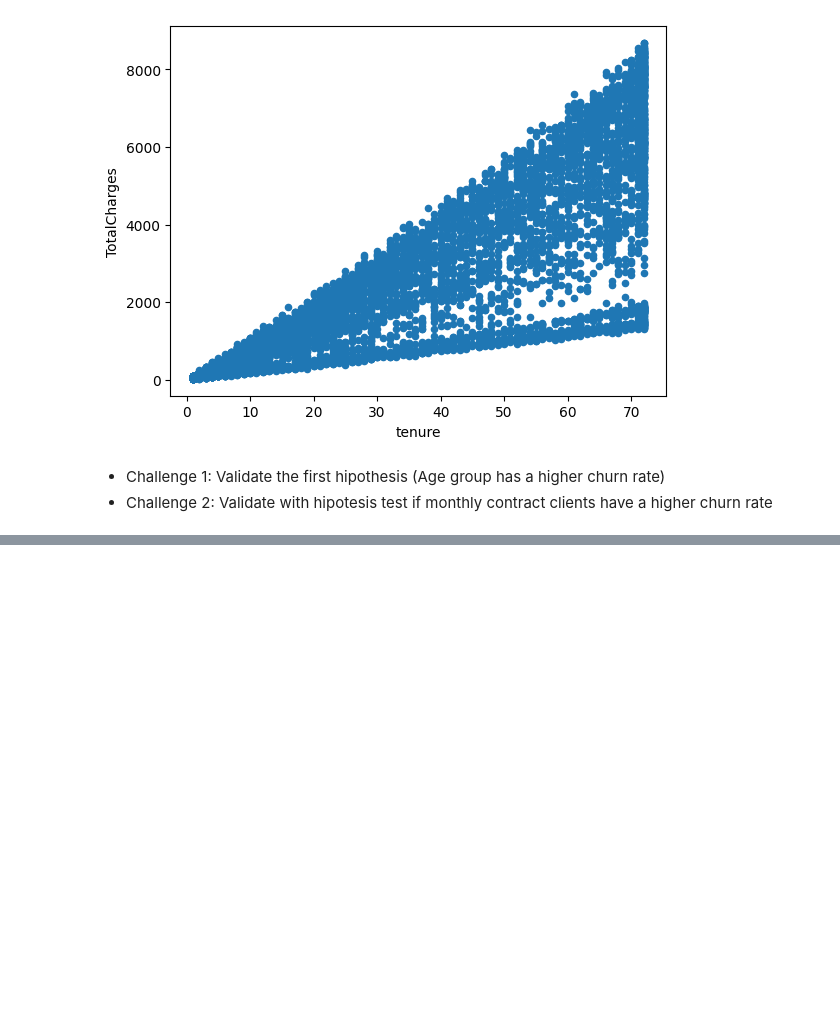
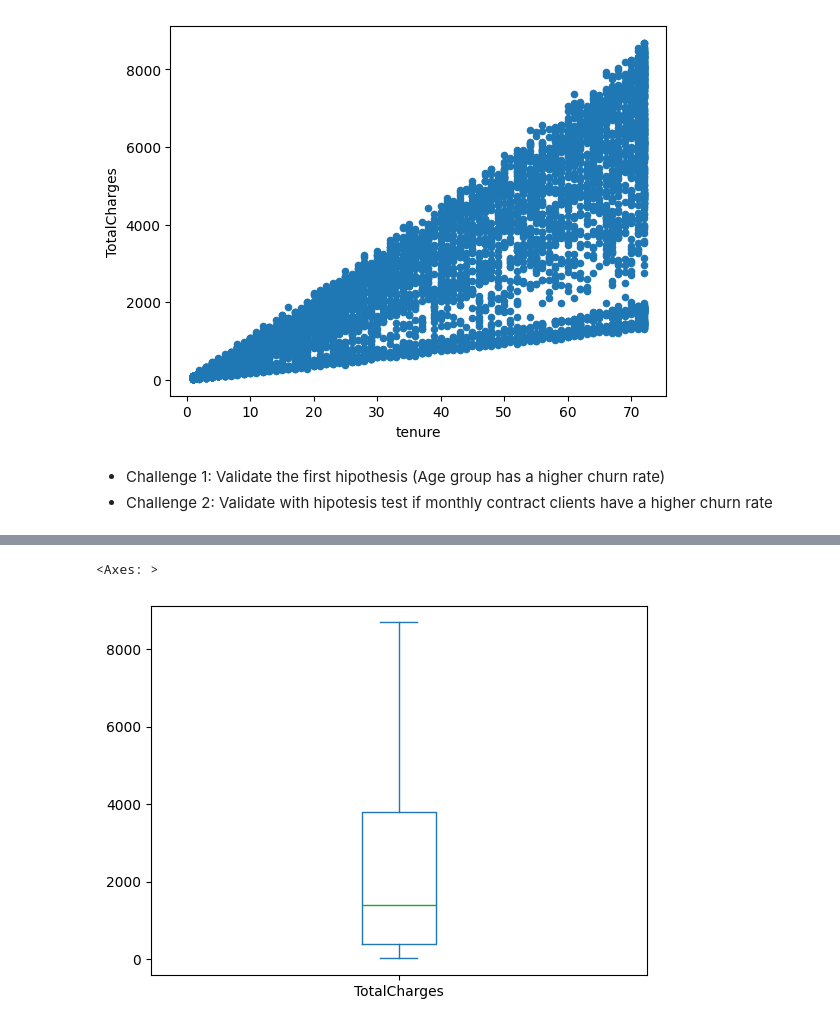
Before and after one commit to RanielliMontagna/ia-learning, a Jupyter notebook: eda/eda_churn.ipynb, the cells around one changed output, grey strips where cells are left out. Drawn from its saved outputs; the diff is of its cells as text; code cells hidden in the pictures; blank space fills up the shorter version.

```diff
--- a/eda/eda_churn.ipynb
+++ b/eda/eda_churn.ipynb
@@ -822,0 +845,9 @@ df_churn.plot.scatter(x='tenure', y='TotalCharges')
+# %%
+# Remove lines with missing values
+df_churn.dropna(axis=0, inplace=True)
+# %%
+# General Boxplot
+df_churn.TotalCharges.plot.box()
+# %% [output]
+<Axes: >
+[figure, added]
```
Also changed, not shown: parts of 12 cells of this notebook.
